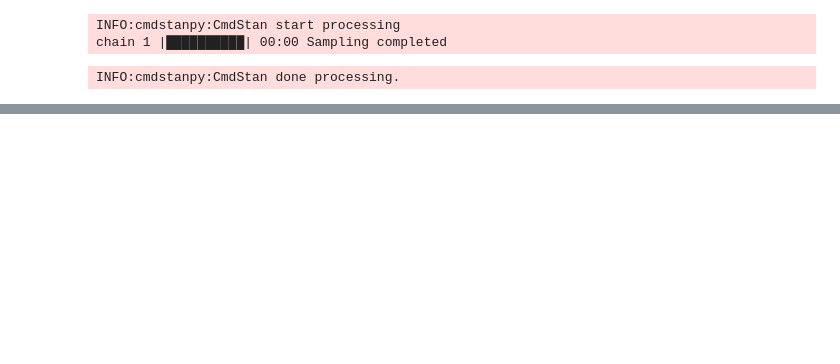
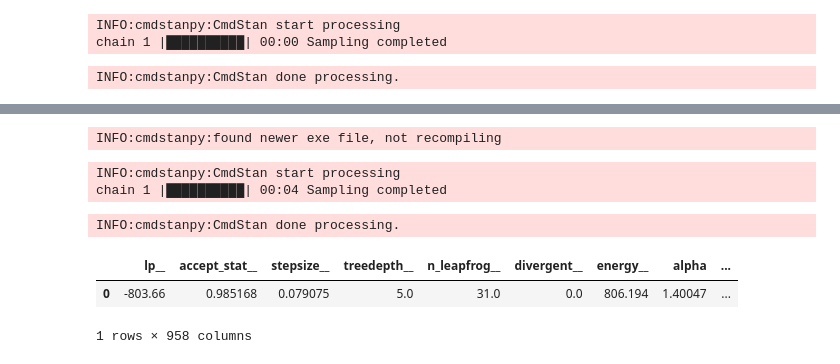
Before and after one commit to jacob0404060987/data_analitics, a Jupyter notebook: notebook.ipynb, the cells around one changed output, grey strips where cells are left out. Drawn from its saved outputs; the diff is of its cells as text; code cells hidden in the pictures; blank space fills up the shorter version.

```diff
--- a/notebook.ipynb
+++ b/notebook.ipynb
@@ -50,6 +50,7 @@ N = dataFrame.shape[0]
 engine_size_data = dataFrame['Engine Size(L)']
 cylinders_data = dataFrame['Cylinders']
 drag_coeficient_data = dataFrame['Drag coefficient']
+fuel_consumption_data = dataFrame['Fuel Consumption(Hwy (L/100 km))']
 # %%
 model_2_prior=CmdStanModel(stan_file='model_2_prior.stan')
 # %% [output]
@@ -99,0 +98,22 @@ plt.hist(list,bins=30)
+# %%
+model_2_post=CmdStanModel(stan_file='model_2_post.stan')
+# %% [output]
+INFO:cmdstanpy:found newer exe file, not recompiling
+# %%
+samples_2_post = model_2_post.sample(data = {'N':N, 'engine_size':engine_size_data, 'drag_coeficient':drag_coeficient_data, 'cylinders':cylinders_data, 'fuel_consumption':fuel_consumption_data},
+iter_sampling=1,
+iter_warmup=10,
+chains=1,
+seed=29042020,
+refresh=N)
+# %% [output]
+INFO:cmdstanpy:CmdStan start processing
+chain 1 |██████████| 00:04 Sampling completed
+INFO:cmdstanpy:CmdStan done processing.
+# %%
+dataFrame_model_2_post = samples_2_post.draws_pd()
+dataFrame_model_2_post.head()
+# %% [output]
+|  | lp__ | accept_stat__ | stepsize__ | treedepth__ | n_leapfrog__ | divergent__ | energy__ | alpha | ... |
+| 0 | -803.66 | 0.985168 | 0.079075 | 5.0 | 31.0 | 0.0 | 806.194 | 1.40047 | ... |
+1 rows × 958 columns
```
Also changed, not shown: parts of 7 cells of this notebook, 4 other files.
